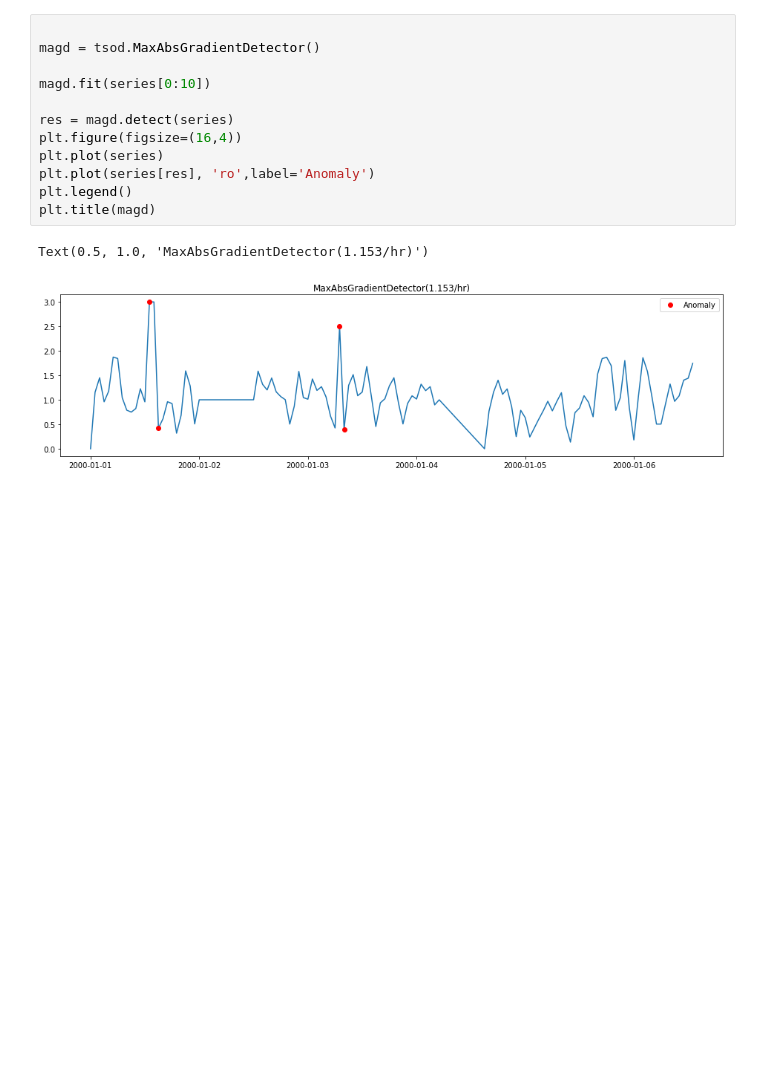
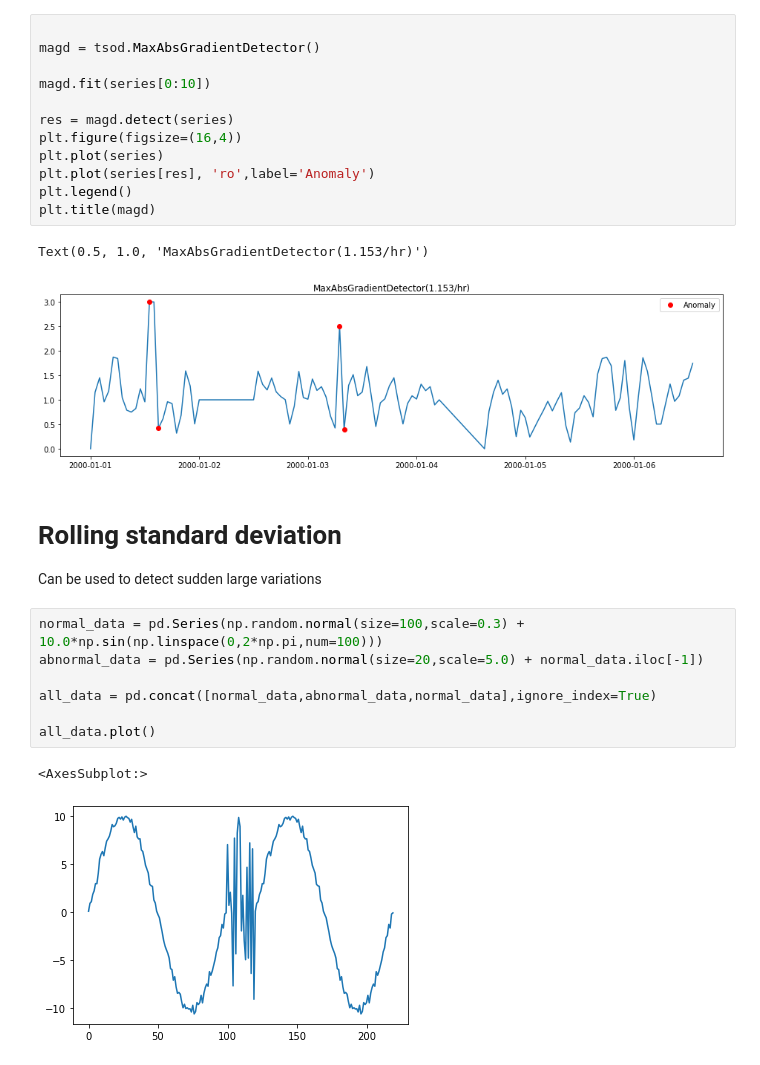
Before and after one commit to DHI/tsod, a Jupyter notebook: notebooks/Getting started.ipynb, the cells around one changed output. Drawn from its saved outputs; the diff is of its cells as text; blank space fills up the shorter version.

```diff
--- a/notebooks/Getting started.ipynb
+++ b/notebooks/Getting started.ipynb
@@ -136,3 +136,17 @@ plt.title(magd)
 # %% [output]
 Text(0.5, 1.0, 'MaxAbsGradientDetector(1.153/hr)')
 [figure]
+# %% [markdown]
+# Rolling standard deviation
+
+Can be used to detect sudden large variations
+# %%
+normal_data = pd.Series(np.random.normal(size=100,scale=0.3) + 10.0*np.sin(np.linspace(0,2*np.pi,num=100)))
+abnormal_data = pd.Series(np.random.normal(size=20,scale=5.0) + normal_data.iloc[-1])
+
+all_data = pd.concat([normal_data,abnormal_data,normal_data],ignore_index=True)
+
+all_data.plot()
+# %% [output]
+<AxesSubplot:>
+[figure, added]
```
Also changed, not shown: parts of 3 cells of this notebook, 3 other files.
